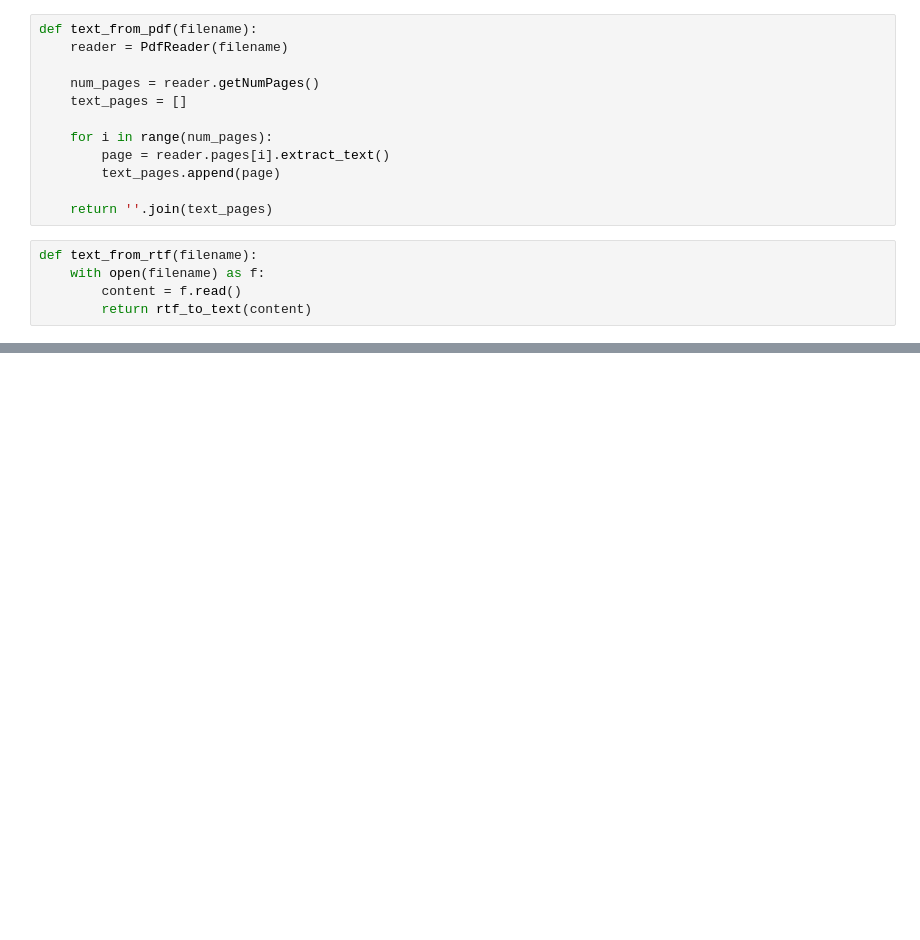
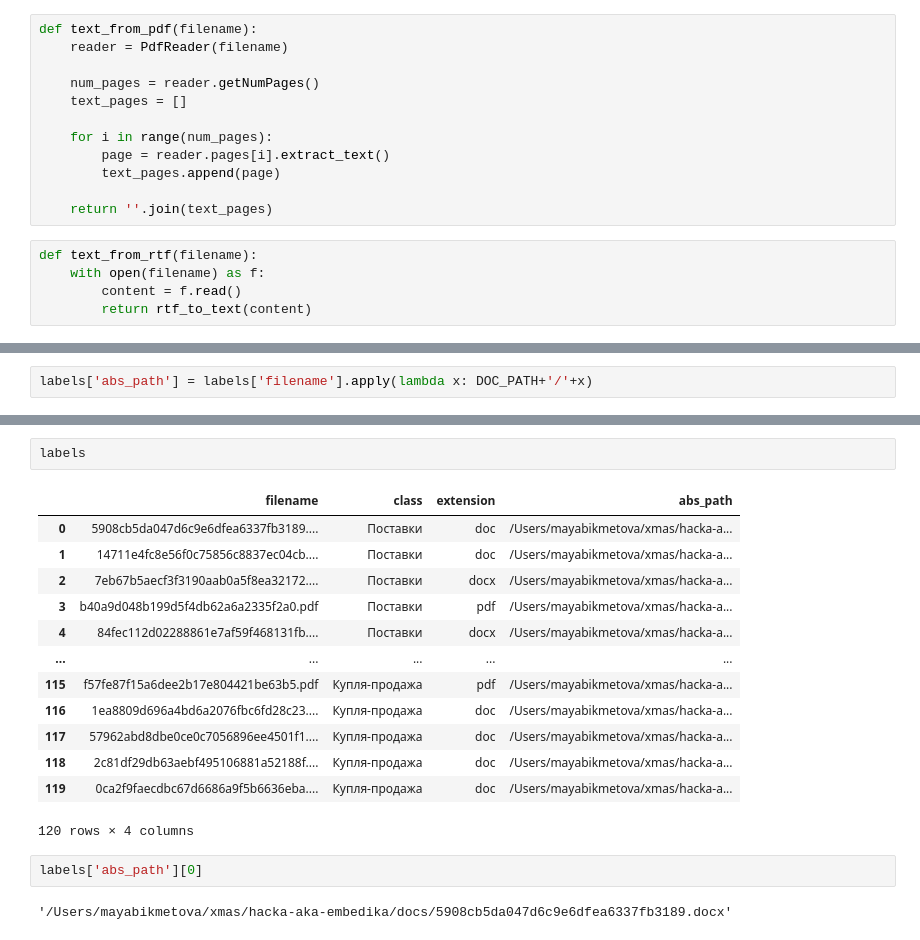
Before and after one commit to maya-ami/xmas, a Jupyter notebook: extract text.ipynb, the cells around one changed output, grey strips where cells are left out. Drawn from its saved outputs; the diff is of its cells as text; blank space fills up the shorter version.

```diff
--- a/extract text.ipynb
+++ b/extract text.ipynb
@@ -312,0 +334,2 @@ extract_text('./hacka-aka-embedika/docs/086ad48895d2a73854b6151decc28800.pdf')
+# %%
+labels['abs_path'] = labels['filename'].apply(lambda x: DOC_PATH+'/'+x)
@@ -312,0 +339,20 @@ extract_text('./hacka-aka-embedika/docs/086ad48895d2a73854b6151decc28800.pdf')
+# %%
+labels
+# %% [output]
+|  | filename | class | extension | abs_path |
+| 0 | 5908cb5da047d6c9e6dfea6337fb3189.... | Поставки | doc | /Users/mayabikmetova/xmas/hacka-a... |
+| 1 | 14711e4fc8e56f0c75856c8837ec04cb.... | Поставки | doc | /Users/mayabikmetova/xmas/hacka-a... |
+| 2 | 7eb67b5aecf3f3190aab0a5f8ea32172.... | Поставки | docx | /Users/mayabikmetova/xmas/hacka-a... |
+| 3 | b40a9d048b199d5f4db62a6a2335f2a0.pdf | Поставки | pdf | /Users/mayabikmetova/xmas/hacka-a... |
+| 4 | 84fec112d02288861e7af59f468131fb.... | Поставки | docx | /Users/mayabikmetova/xmas/hacka-a... |
+| ... | ... | ... | ... | ... |
+| 115 | f57fe87f15a6dee2b17e804421be63b5.pdf | Купля-продажа | pdf | /Users/mayabikmetova/xmas/hacka-a... |
+| 116 | 1ea8809d696a4bd6a2076fbc6fd28c23.... | Купля-продажа | doc | /Users/mayabikmetova/xmas/hacka-a... |
+| 117 | 57962abd8dbe0ce0c7056896ee4501f1.... | Купля-продажа | doc | /Users/mayabikmetova/xmas/hacka-a... |
+| 118 | 2c81df29db63aebf495106881a52188f.... | Купля-продажа | doc | /Users/mayabikmetova/xmas/hacka-a... |
+| 119 | 0ca2f9faecdbc67d6686a9f5b6636eba.... | Купля-продажа | doc | /Users/mayabikmetova/xmas/hacka-a... |
+120 rows × 4 columns
+# %%
+labels['abs_path'][0]
+# %% [output]
+'/Users/mayabikmetova/xmas/hacka-aka-embedika/docs/5908cb5da047d6c9e6dfea6337fb3189.docx'
```
Also changed, not shown: parts of 16 cells of this notebook.
